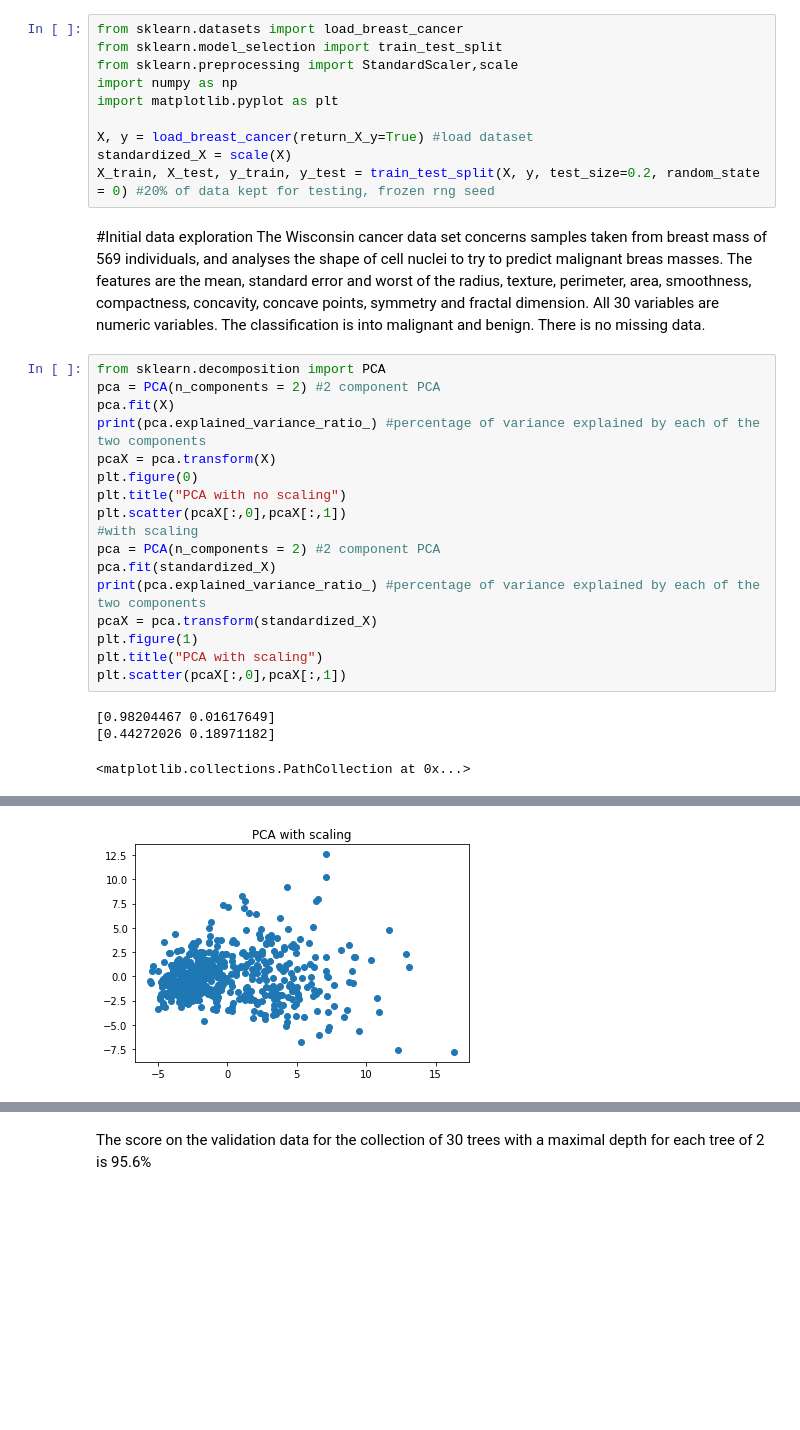
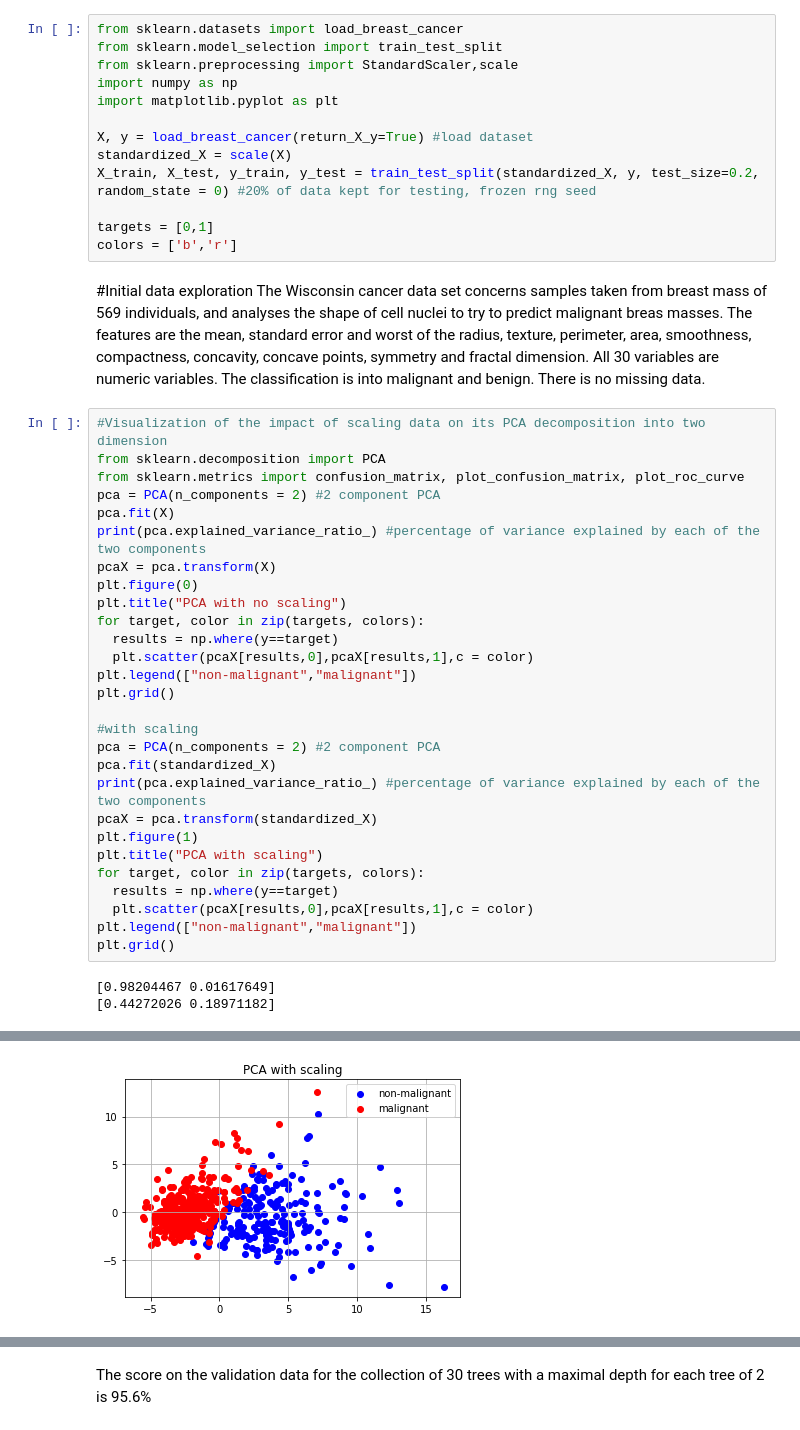
Before and after one commit to doodger/dataScience, a Jupyter notebook: manymodels.ipynb, the cells around one changed output, grey strips where cells are left out. Cells and saved outputs as stored; diff of their text form; blank space fills up the shorter version.

```diff
--- a/manymodels.ipynb
+++ b/manymodels.ipynb
@@ -13,19 +13,29 @@ import matplotlib.pyplot as plt
 
 X, y = load_breast_cancer(return_X_y=True) #load dataset
 standardized_X = scale(X)
-X_train, X_test, y_train, y_test = train_test_split(X, y, test_size=0.2, random_state = 0) #20% of data kept for testing, frozen rng seed
+X_train, X_test, y_train, y_test = train_test_split(standardized_X, y, test_size=0.2, random_state = 0) #20% of data kept for testing, frozen rng seed
+
+targets = [0,1]
+colors = ['b','r']
 # %% [markdown]
 #Initial data exploration
 The Wisconsin cancer data set concerns samples taken from breast mass of 569 individuals, and analyses the shape of cell nuclei to try to predict malignant breas masses. The features are the mean, standard error and worst of the radius, texture, perimeter, area, smoothness, compactness, concavity, concave points, symmetry and fractal dimension. All 30 variables are numeric variables. The classification is into malignant and benign. There is no missing data.
 # %%
+#Visualization of the impact of scaling data on its PCA decomposition into two dimension
 from sklearn.decomposition import PCA
+from sklearn.metrics import confusion_matrix, plot_confusion_matrix, plot_roc_curve
 pca = PCA(n_components = 2) #2 component PCA
 pca.fit(X)
 print(pca.explained_variance_ratio_) #percentage of variance explained by each of the two components
 pcaX = pca.transform(X)
 plt.figure(0)
 plt.title("PCA with no scaling")
-plt.scatter(pcaX[:,0],pcaX[:,1])
+for target, color in zip(targets, colors):
+  results = np.where(y==target)
+  plt.scatter(pcaX[results,0],pcaX[results,1],c = color)
+plt.legend(["non-malignant","malignant"])
+plt.grid()
+
 #with scaling
 pca = PCA(n_components = 2) #2 component PCA
 pca.fit(standardized_X)
@@ -33,8 +43,11 @@ print(pca.explained_variance_ratio_) #percentage of variance explained by each o
 pcaX = pca.transform(standardized_X)
 plt.figure(1)
 plt.title("PCA with scaling")
-plt.scatter(pcaX[:,0],pcaX[:,1])
+for target, color in zip(targets, colors):
+  results = np.where(y==target)
+  plt.scatter(pcaX[results,0],pcaX[results,1],c = color)
+plt.legend(["non-malignant","malignant"])
+plt.grid()
 # %% [output]
 [0.98204467 0.01617649]
 [0.44272026 0.18971182]
-<matplotlib.collections.PathCollection at 0x...>
@@ -42 +55 @@ plt.scatter(pcaX[:,0],pcaX[:,1])
-[figure, old version]
+[figure, new version]
```
Also changed, not shown: parts of 9 cells of this notebook.
